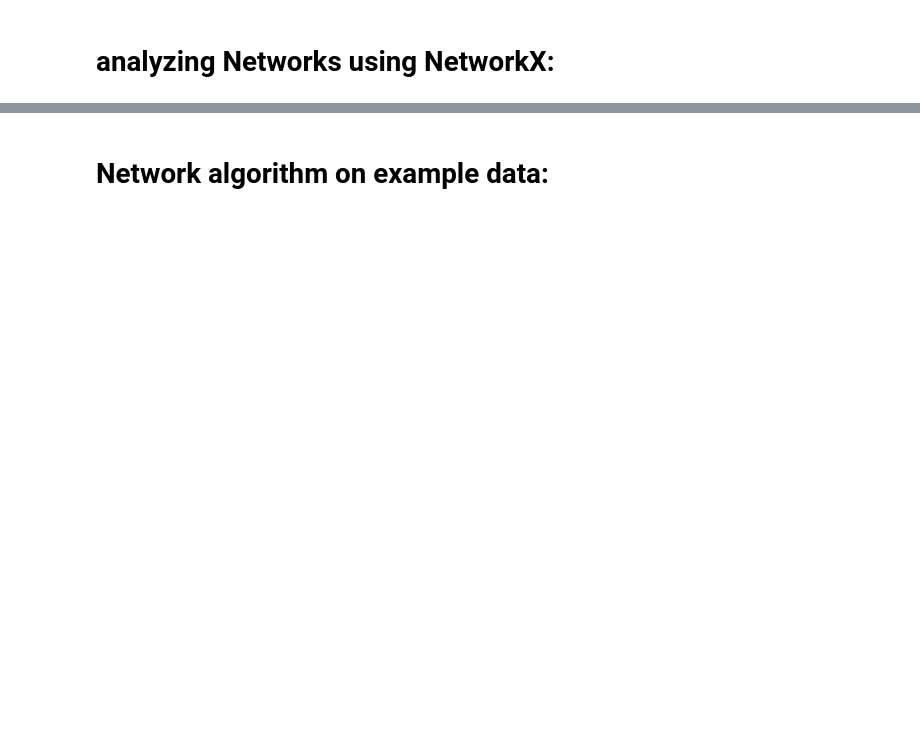
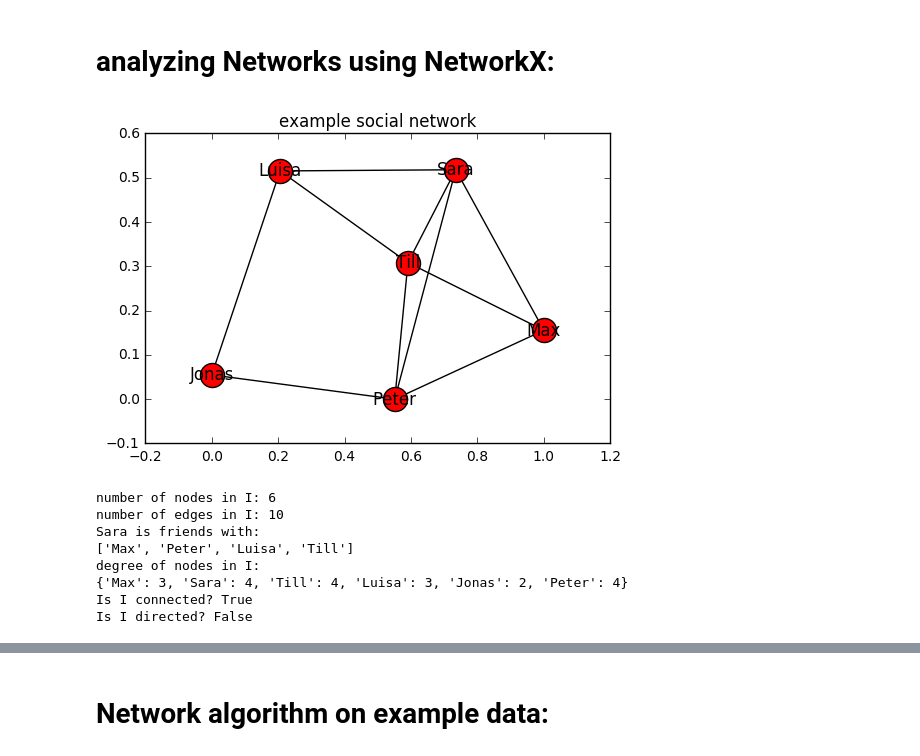
Before and after one commit to AuelJonas/IgraphNetworkXIntroduction, a Jupyter notebook: NetworkX/NetworkX.ipynb, the cells around one changed output, grey strips where cells are left out. Saved outputs shown, nothing was run; the diff lists cells and outputs as text; code cells hidden in the pictures; blank space fills up the shorter version.

```diff
--- a/NetworkX/NetworkX.ipynb
+++ b/NetworkX/NetworkX.ipynb
@@ -57,18 +75,28 @@ print(I.edges())
 # %% [markdown]
 # analyzing Networks using NetworkX:
 # %%
-###
+I = I.to_undirected()
 nx.draw_networkx(I)
 plt.title("example social network")
 plt.show()
 # analyze graph I
 print("number of nodes in I: %d" % I.number_of_nodes())
 print("number of edges in I: %d" % I.number_of_edges())
 print("Sara is friends with:")
 print(I.neighbors("Sara"))
 print("degree of nodes in I:")
 print(I.degree())
 print("Is I connected? %s" % nx.is_connected(I))
 print("Is I directed? %s" % nx.is_directed(I))
+# %% [output]
+[figure, added]
+number of nodes in I: 6
+number of edges in I: 10
+Sara is friends with:
+['Max', 'Peter', 'Luisa', 'Till']
+degree of nodes in I:
+{'Max': 3, 'Sara': 4, 'Till': 4, 'Luisa': 3, 'Jonas': 2, 'Peter': 4}
+Is I connected? True
+Is I directed? False
 # %%
 # adajacency list of I:
```
Also changed, not shown: parts of 9 cells of this notebook, 1 other file.
